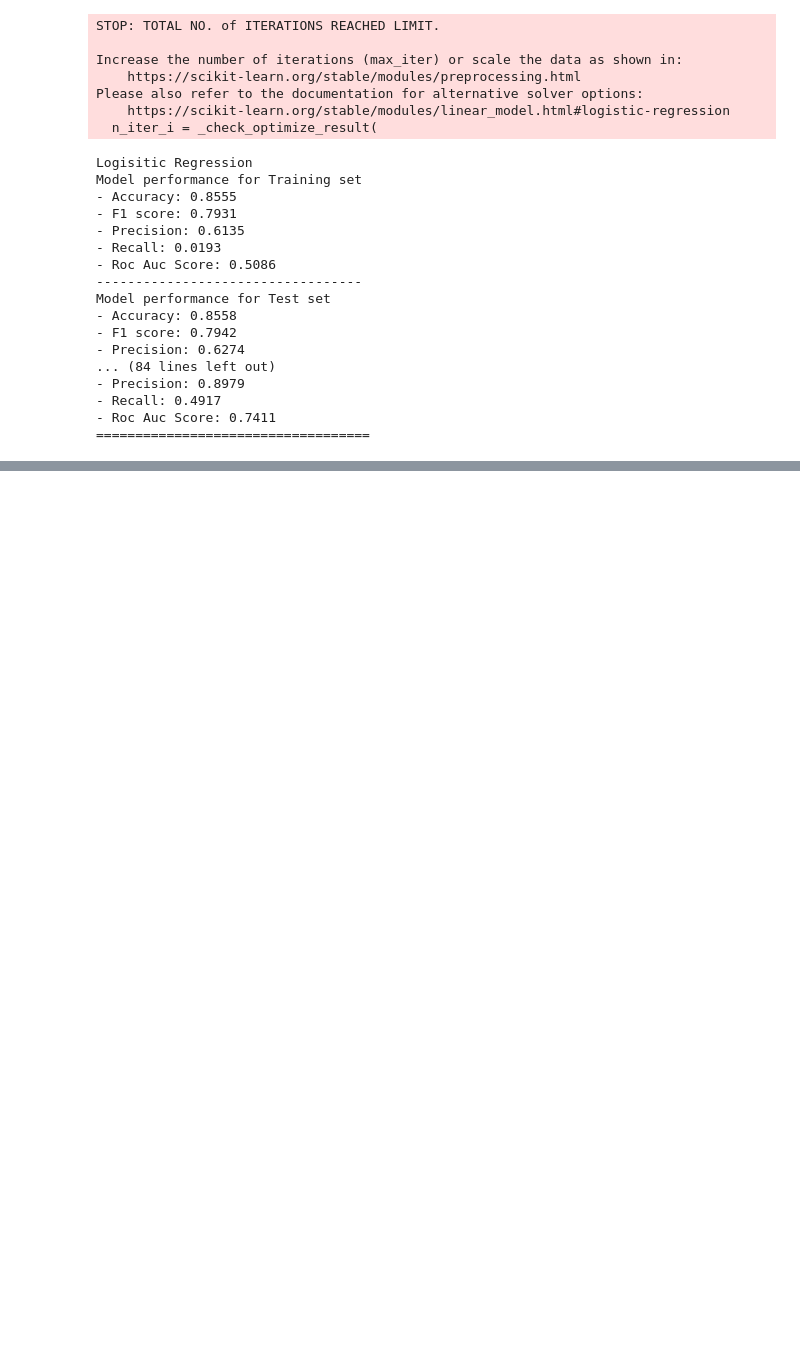
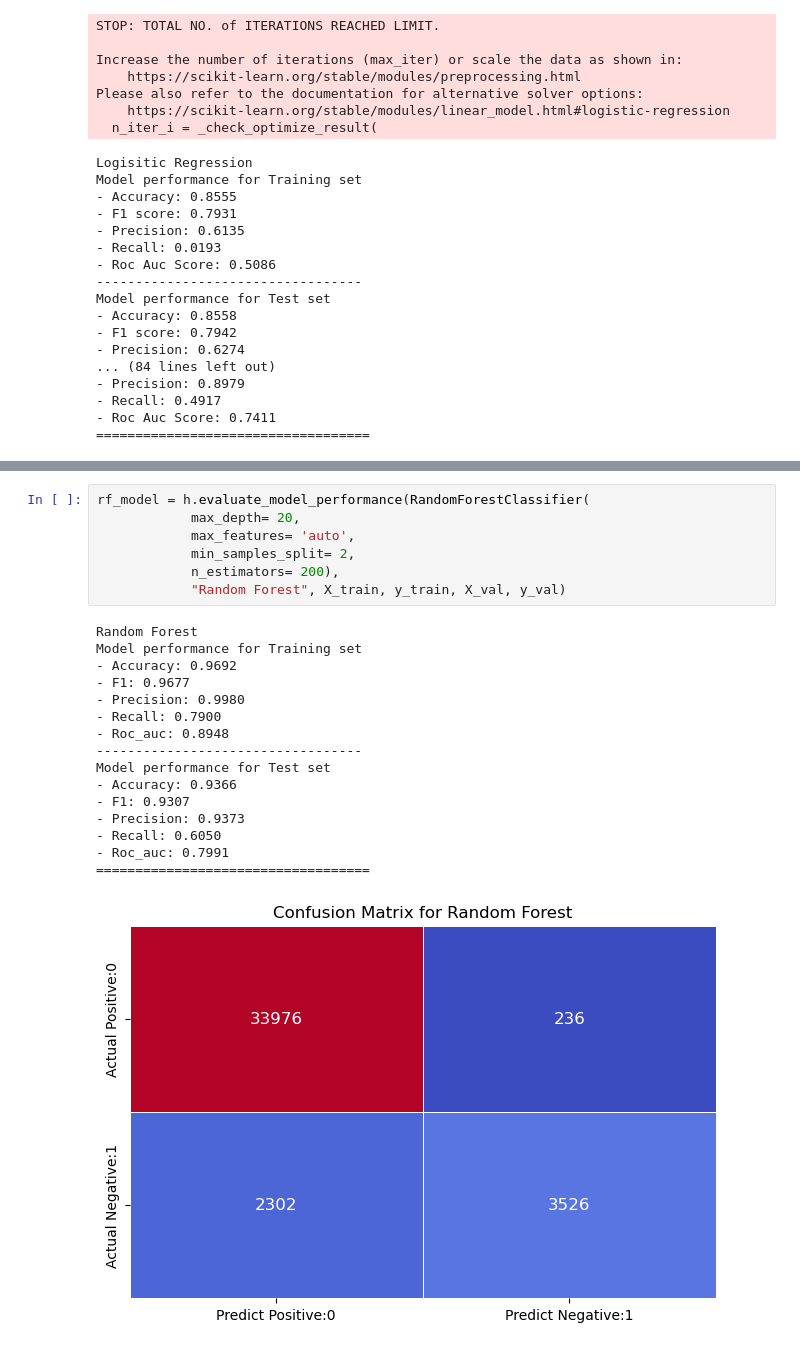
Before and after one commit to Frederic-P/learning-driver-preferences, a Jupyter notebook: notebooks/3 - ML predict drop TM.ipynb, the cells around one changed output, grey strips where cells are left out. Cells and saved outputs as stored; diff of their text form; blank space fills up the shorter version.

```diff
--- a/notebooks/3 - ML predict drop TM.ipynb
+++ b/notebooks/3 - ML predict drop TM.ipynb
@@ -498,0 +329,24 @@ plt.show()
+# %%
+rf_model = h.evaluate_model_performance(RandomForestClassifier(
+            max_depth= 20,
+            max_features= 'auto',
+            min_samples_split= 2,
+            n_estimators= 200),
+            "Random Forest", X_train, y_train, X_val, y_val)
+# %% [output]
+Random Forest
+Model performance for Training set
+- Accuracy: 0.9692
+- F1: 0.9677
+- Precision: 0.9980
+- Recall: 0.7900
+- Roc_auc: 0.8948
+----------------------------------
+Model performance for Test set
+- Accuracy: 0.9366
+- F1: 0.9307
+- Precision: 0.9373
+- Recall: 0.6050
+- Roc_auc: 0.7991
+===================================
+[figure, added]
```
Also changed, not shown: parts of 21 cells of this notebook, 1 other file.
